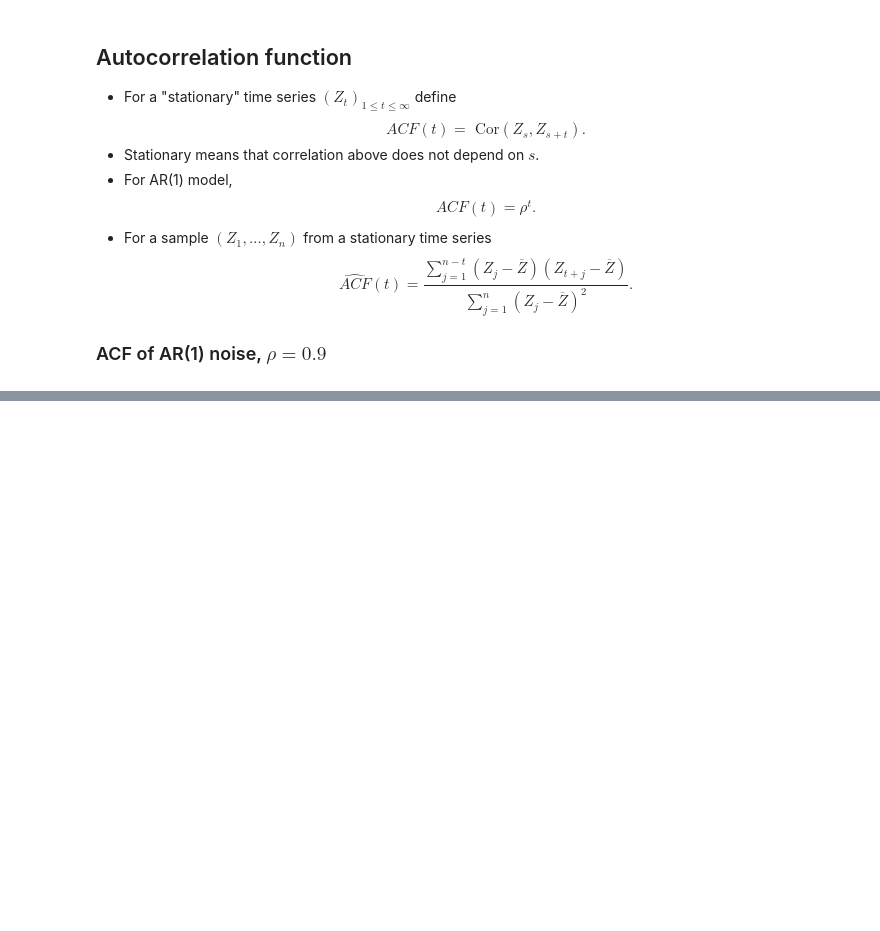
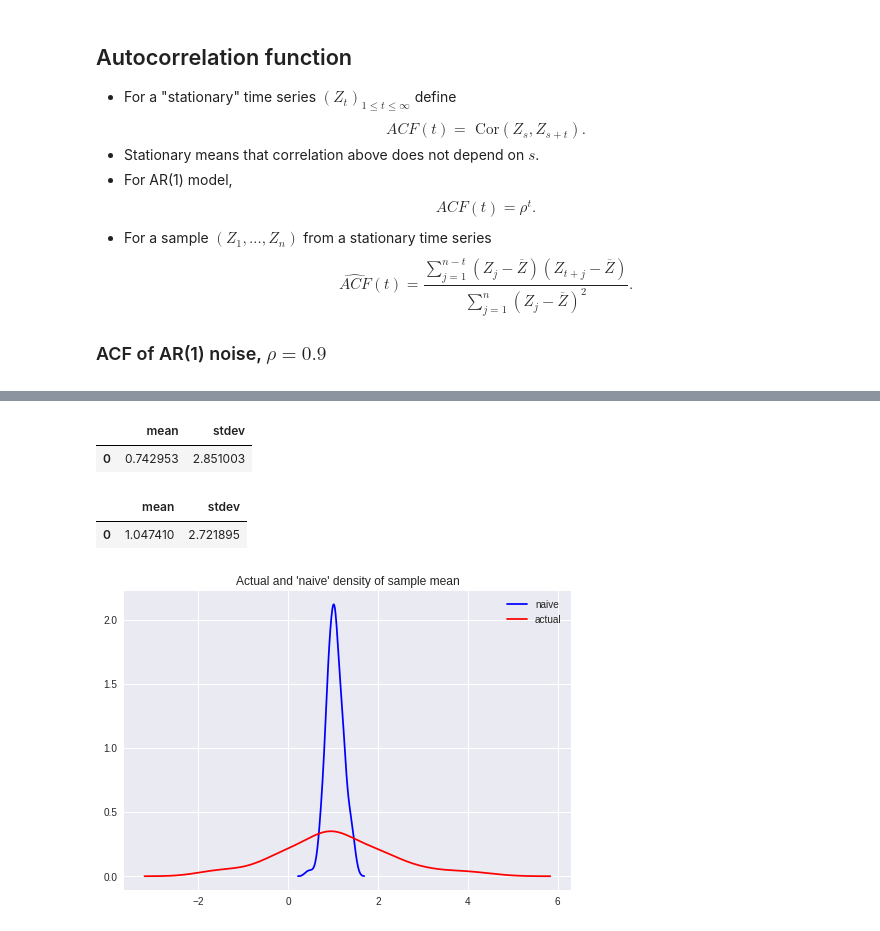
Before and after one commit to DoosanJung/stanford-stats191-python, a Jupyter notebook: 10_correlated_errors.ipynb, the cells around one changed output, grey strips where cells are left out. Saved outputs shown, nothing was run; the diff lists cells and outputs as text; code cells hidden in the pictures; blank space fills up the shorter version.

```diff
--- a/10_correlated_errors.ipynb
+++ b/10_correlated_errors.ipynb
@@ -438,0 +462,40 @@ plot_acf_pacf(sim_data, lags=30, zero=False)
+# %%
+# using custom simulation data generator
+ntrial = 100
+mu = 1.0
+rho = 0.95
+
+sample_mean_lst = []
+sample_var_lst = []
+
+for i in range(ntrial):
+    cur_sample = make_sim_data(rho, nsample) + mu
+    sample_mean = np.mean(cur_sample)
+    sample_var = np.var(cur_sample, ddof=1)
+    sample_mean_lst.append(sample_mean)
+    sample_var_lst.append(sample_var)
+
+d = dict({"mean": np.mean(sample_mean_lst),
+         "stdev": np.sqrt(np.mean(sample_var_lst))})
+pd.DataFrame(d, index=[0])
+# %% [output]
+|  | mean | stdev |
+| 0 | 0.742953 | 2.851003 |
+# %%
+# using arma_process.generate_sample
+sample_mean_lst = []
+sample_var_lst = []
+
+for i in range(ntrial):
+    cur_sample = arma_process.generate_sample(nsample=nsample) + mu
+    sample_mean = np.mean(cur_sample)
+    sample_var = np.var(cur_sample, ddof=1)
+    sample_mean_lst.append(sample_mean)
+    sample_var_lst.append(sample_var)
+
+d = dict({"mean": np.mean(sample_mean_lst),
+         "stdev": np.sqrt(np.mean(sample_var_lst))})
+pd.DataFrame(d, index=[0])
+# %% [output]
+|  | mean | stdev |
+| 0 | 1.047410 | 2.721895 |
@@ -438,0 +504,11 @@ plot_acf_pacf(sim_data, lags=30, zero=False)
+# %%
+Y = np.random.normal(loc=np.mean(sample_mean_lst),
+                    scale=np.sqrt(np.mean(sample_var_lst) / nsample),
+                    size=nsample)
+# %%
+sns.kdeplot(Y, label='naive', color='blue')
+sns.kdeplot(np.array(sample_mean_lst), label='actual', color='red')
+plt.title("Actual and 'naive' density of sample mean")
+plt.show()
+# %% [output]
+[figure, added]
```
Also changed, not shown: parts of 35 cells of this notebook.
